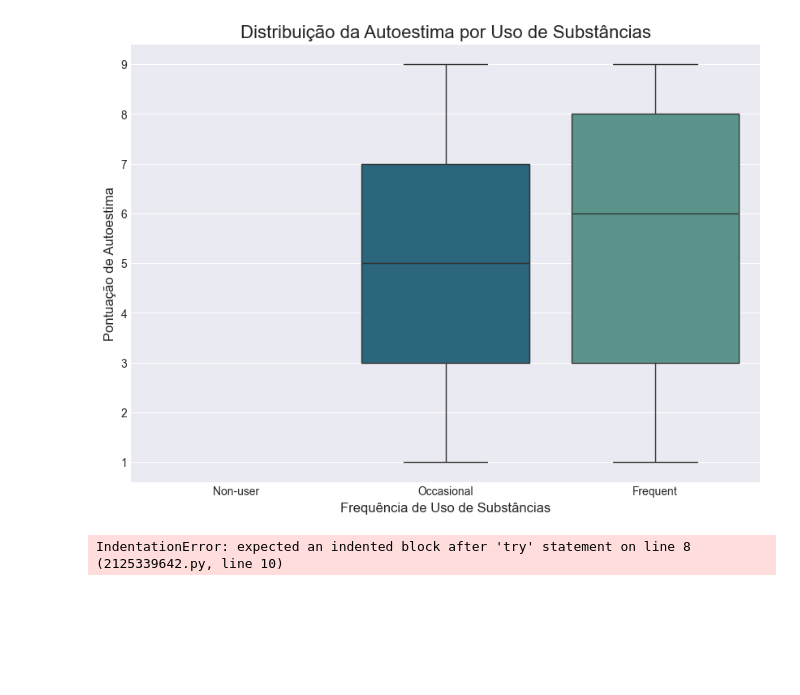
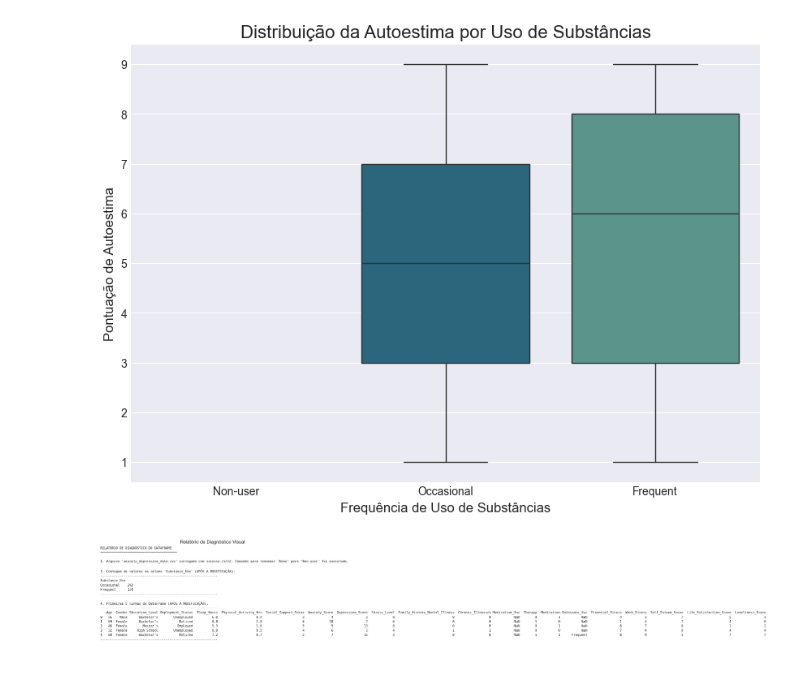
Before and after one commit to nise1301/projeto_saudemental, a Jupyter notebook: Projeto Saude Mental.ipynb, the cells around one changed output. Saved outputs shown, nothing was run; the diff lists cells and outputs as text; code cells hidden in the pictures; blank space fills up the shorter version.

Commit message:
Initial commit of the data analysis project on anxiety and depression factors.

```diff
--- a/Projeto Saude Mental.ipynb
+++ b/Projeto Saude Mental.ipynb
@@ -731,43 +731,40 @@ Frequent      5.62
 Name: Self_Esteem_Score, dtype: float64
 [figure]
 # %%
-import pandas as pd
-import matplotlib.pyplot as plt
-
 fig, ax = plt.subplots(figsize=(14, 8))
 report_text = "RELATÓRIO DE DIAGNÓSTICO DO DATAFRAME\n"
 report_text += "="*40 + "\n\n"
 
 try:
-# Carregamos o DataFrame do zero
-df_diag = pd.read_csv('anxiety_depression_data.csv')
-report_text += "1. Arquivo 'anxiety_depression_data.csv' carregado com sucesso.\n\n"
+    # Carregamos o DataFrame do zero
+    df_diag = pd.read_csv('C:/Users/nise_/OneDrive/Documentos/Analise de Dados/saudemental/projeto_saudemental/projeto_saudemental/anxiety_depression_data.csv')
+    report_text += "1. Arquivo 'anxiety_depression_data.csv' carregado com sucesso./n/n"
 
-# limpeza e a substituição
-df_diag['Substance_Use'] = df_diag['Substance_Use'].str.strip()
-df_diag['Substance_Use'] = df_diag['Substance_Use'].replace({'None': 'Non-user'})
-report_text += "2. Comando para renomear 'None' para 'Non-user' foi executado.\n\n"
+    # limpeza e a substituição
+    df_diag['Substance_Use'] = df_diag['Substance_Use'].str.strip()
+    df_diag['Substance_Use'] = df_diag['Substance_Use'].replace({'None': 'Non-user'})
+    report_text += "2. Comando para renomear 'None' para 'Non-user' foi executado.\n\n"
 
-counts = df_diag['Substance_Use'].value_counts()
-report_text += "3. Contagem de valores na coluna 'Substance_Use' (APÓS A MODIFICAÇÃO):\n"
-report_text += "-------------------------------------------------------------\n"
-report_text += counts.to_string()
-report_text += "\n-------------------------------------------------------------\n\n"
+    counts = df_diag['Substance_Use'].value_counts()
+    report_text += "3. Contagem de valores na coluna 'Substance_Use' (APÓS A MODIFICAÇÃO):\n"
+    report_text += "-------------------------------------------------------------\n"
+    report_text += counts.to_string()
+    report_text += "\n-------------------------------------------------------------\n\n"
 
-head_df = df_diag.head()
-report_text += "4. Primeiras 5 linhas do DataFrame (APÓS A MODIFICAÇÃO):\n"
-report_text += "-------------------------------------------------------------\n"
-report_text += head_df.to_string()
-report_text += "\n-------------------------------------------------------------\n"
+    head_df = df_diag.head()
+    report_text += "4. Primeiras 5 linhas do DataFrame (APÓS A MODIFICAÇÃO):\n"
+    report_text += "-------------------------------------------------------------\n"
+    report_text += head_df.to_string()
+    report_text += "\n-------------------------------------------------------------\n"
 
 except Exception as e:
-report_text = f"Ocorreu um erro durante o diagnóstico: {str(e)}"
+    report_text = f"Ocorreu um erro durante o diagnóstico: {str(e)}"
 
 ax.text(0.01, 0.99, report_text, transform=ax.transAxes, fontsize=11,
     verticalalignment='top', fontfamily='monospace', linespacing=1.5)
 
 ax.axis('off')
 plt.title("Relatório de Diagnóstico Visual", fontsize=16)
 plt.show()
 # %% [output]
-IndentationError: expected an indented block after 'try' statement on line 8 (2125339642.py, line 10)
+[figure, added]
```
Also changed, not shown: parts of 1 cell of this notebook.
